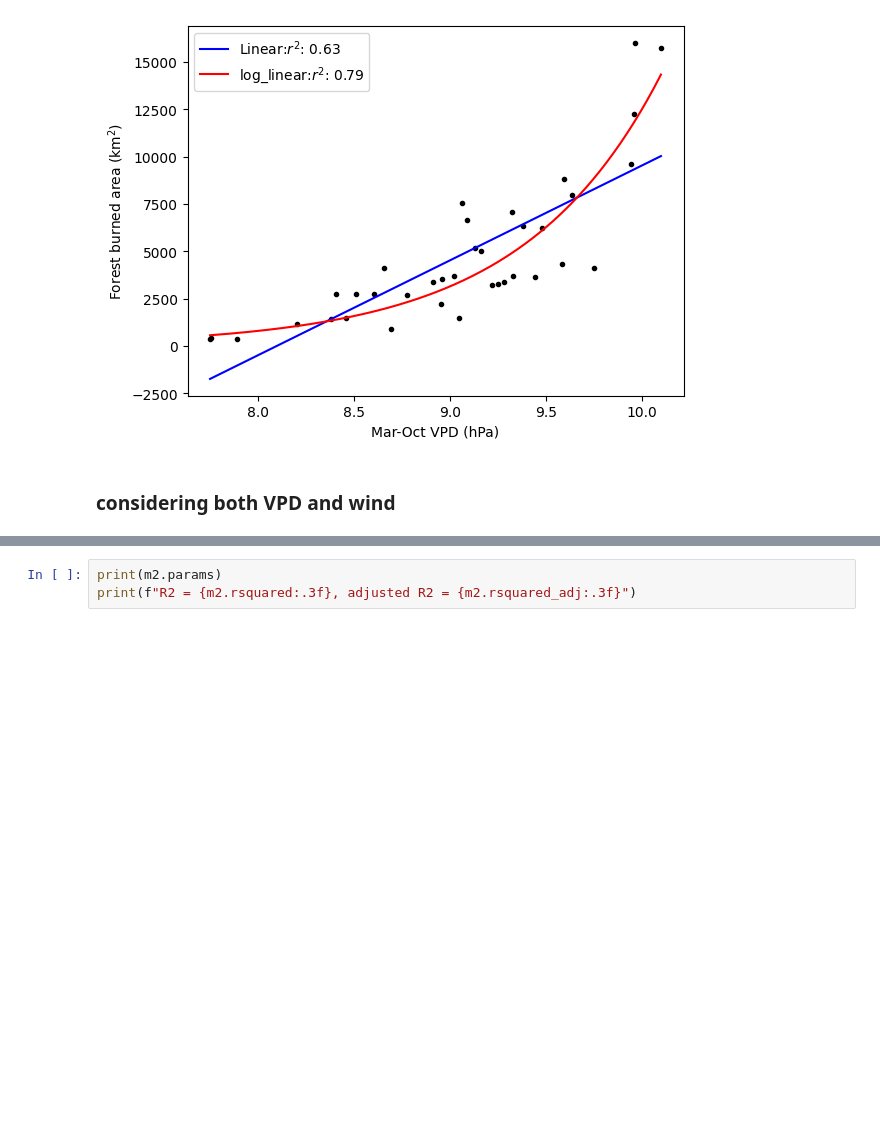
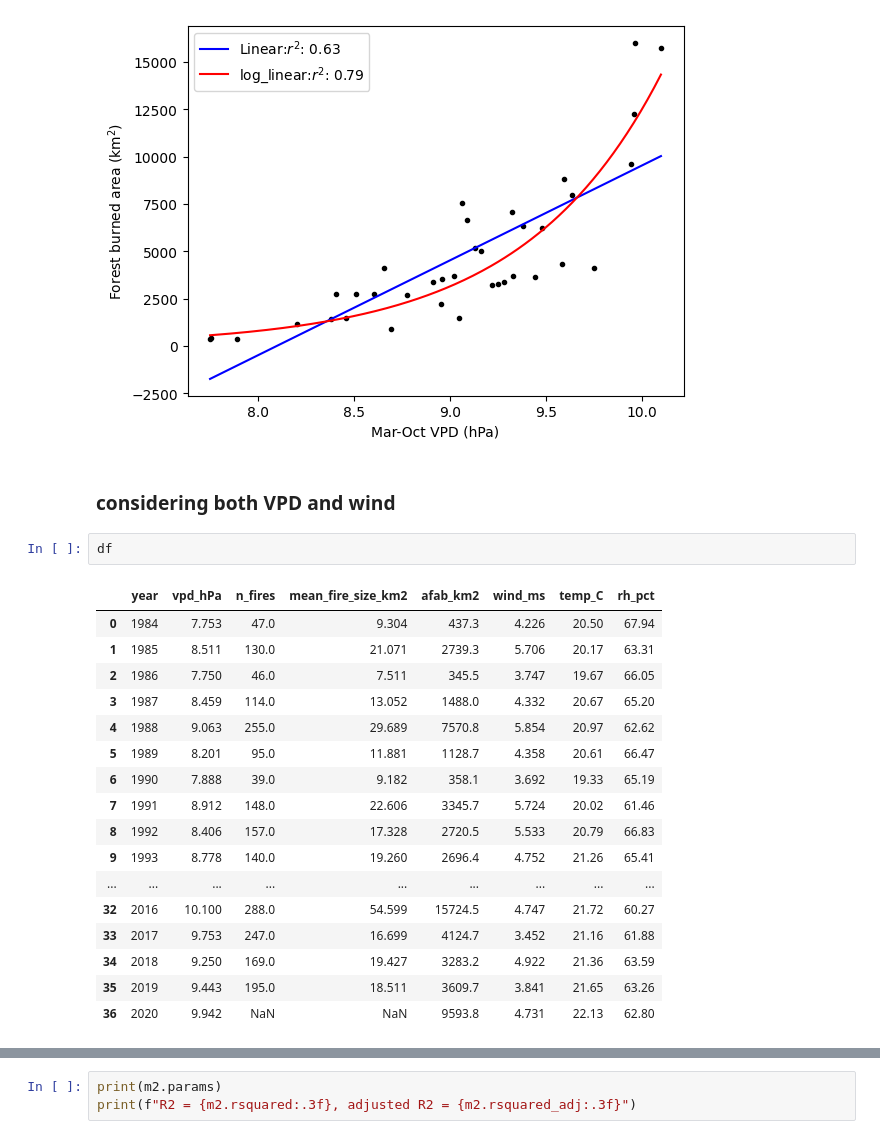
Before and after one commit to cl3225/CLMTG-5060, a Jupyter notebook: Lecture09_example.ipynb, the cells around one changed output, grey strips where cells are left out. Saved outputs shown, nothing was run; the diff lists cells and outputs as text; blank space fills up the shorter version.

```diff
--- a/Lecture09_example.ipynb
+++ b/Lecture09_example.ipynb
@@ -132,6 +176,26 @@ plt.savefig('ols_afab_vpd.png', dpi=200)
 [figure]
 # %% [markdown]
 ### considering both VPD and wind
+# %%
+df
+# %% [output]
+|  | year | vpd_hPa | n_fires | mean_fire_size_km2 | afab_km2 | wind_ms | temp_C | rh_pct |
+| 0 | 1984 | 7.753 | 47.0 | 9.304 | 437.3 | 4.226 | 20.50 | 67.94 |
+| 1 | 1985 | 8.511 | 130.0 | 21.071 | 2739.3 | 5.706 | 20.17 | 63.31 |
+| 2 | 1986 | 7.750 | 46.0 | 7.511 | 345.5 | 3.747 | 19.67 | 66.05 |
+| 3 | 1987 | 8.459 | 114.0 | 13.052 | 1488.0 | 4.332 | 20.67 | 65.20 |
+| 4 | 1988 | 9.063 | 255.0 | 29.689 | 7570.8 | 5.854 | 20.97 | 62.62 |
+| 5 | 1989 | 8.201 | 95.0 | 11.881 | 1128.7 | 4.358 | 20.61 | 66.47 |
+| 6 | 1990 | 7.888 | 39.0 | 9.182 | 358.1 | 3.692 | 19.33 | 65.19 |
+| 7 | 1991 | 8.912 | 148.0 | 22.606 | 3345.7 | 5.724 | 20.02 | 61.46 |
+| 8 | 1992 | 8.406 | 157.0 | 17.328 | 2720.5 | 5.533 | 20.79 | 66.83 |
+| 9 | 1993 | 8.778 | 140.0 | 19.260 | 2696.4 | 4.752 | 21.26 | 65.41 |
+| ... | ... | ... | ... | ... | ... | ... | ... | ... |
+| 32 | 2016 | 10.100 | 288.0 | 54.599 | 15724.5 | 4.747 | 21.72 | 60.27 |
+| 33 | 2017 | 9.753 | 247.0 | 16.699 | 4124.7 | 3.452 | 21.16 | 61.88 |
+| 34 | 2018 | 9.250 | 169.0 | 19.427 | 3283.2 | 4.922 | 21.36 | 63.59 |
+| 35 | 2019 | 9.443 | 195.0 | 18.511 | 3609.7 | 3.841 | 21.65 | 63.26 |
+| 36 | 2020 | 9.942 | NaN | NaN | 9593.8 | 4.731 | 22.13 | 62.80 |
 # %%
 ## need to modify X
 X = sm.add_constant(df[['vpd_hPa', 'wind_ms']])
```
Also changed, not shown: parts of 14 cells of this notebook.
